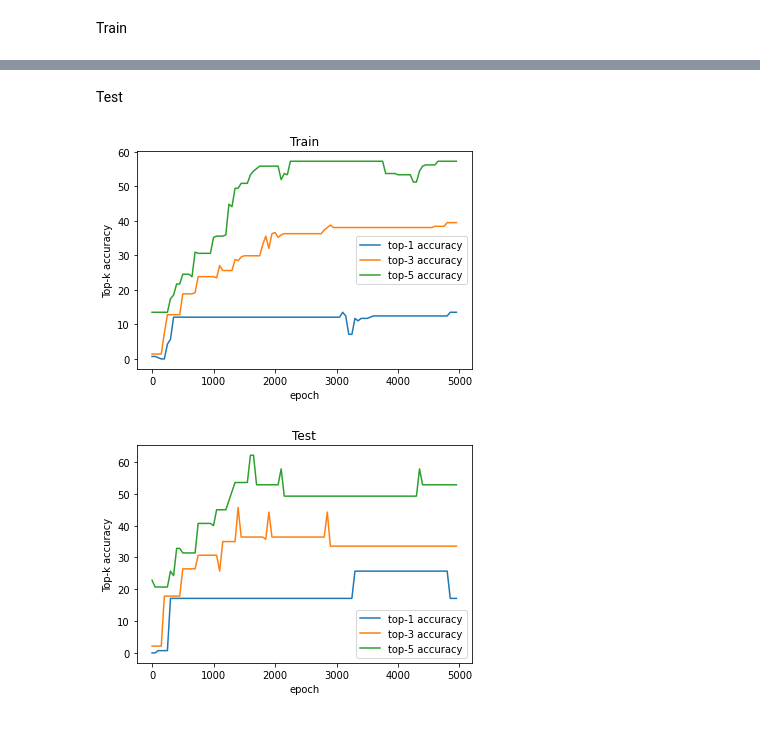
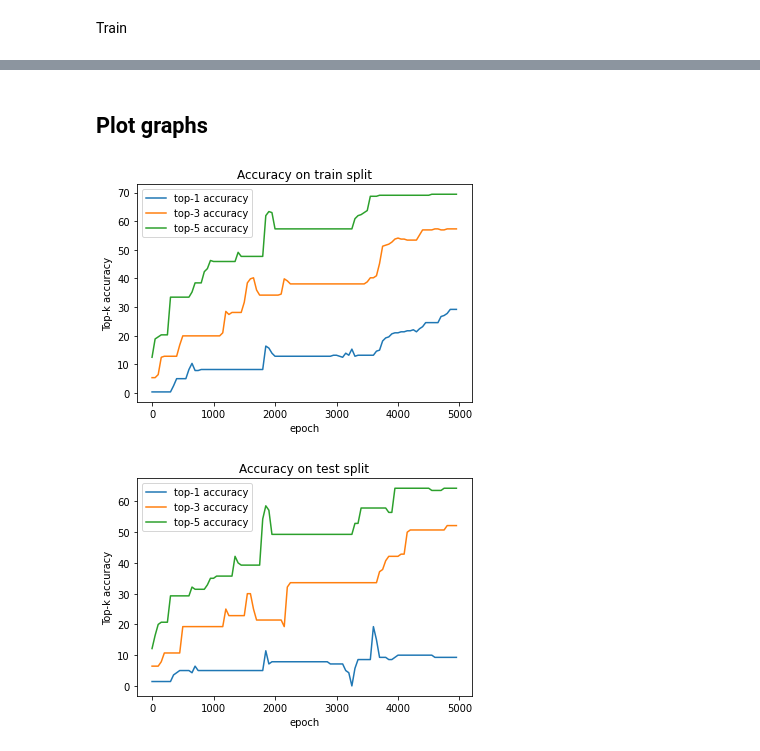
Before and after one commit to hojunroks/ETRI2022, a Jupyter notebook: LSTM.ipynb, the cells around one changed output, grey strips where cells are left out. Saved outputs shown, nothing was run; the diff lists cells and outputs as text; code cells hidden in the pictures.

```diff
--- a/LSTM.ipynb
+++ b/LSTM.ipynb
@@ -105,33 +129,41 @@ testX = torch.unsqueeze(testX,1)
 Model
 # %%
 class LSTM(nn.Module):
-    def __init__(self, num_classes, input_size, hidden_size, num_layers):
+    def __init__(self, num_classes, input_size, hidden_size, num_layers, bidirectional_flag):
         super(LSTM, self).__init__()
 
         self.num_classes = num_classes
         self.num_layers = num_layers
         self.input_size = input_size
         self.hidden_size = hidden_size
+        self.bidirectional_flag = bidirectional_flag
         #self.seq_length = seq_length
 
+        if self.bidirectional_flag == True:
+            self.D = 2
+        else:
+            self.D = 1
         self.lstm = nn.LSTM(input_size=input_size, hidden_size=hidden_size,
-                            num_layers=num_layers, batch_first=True, dropout=0.2)
+                            num_layers=num_layers, batch_first=True, bidirectional=bidirectional_flag, dropout=0.2)
 
-        self.fc = nn.Linear(hidden_size, num_classes)
+        self.fc = nn.Linear(hidden_size*self.D, num_classes)
 
 
     def forward(self, x):
         h_0 = Variable(torch.zeros(
-            self.num_layers, x.size(0), self.hidden_size))
+            self.D*self.num_layers, x.size(0), self.hidden_size))
         c_0 = Variable(torch.zeros(
-            self.num_layers, x.size(0), self.hidden_size))
+            self.D*self.num_layers, x.size(0), self.hidden_size))
 
         # Propagate input through LSTM
         ula, (h_out, _) = self.lstm(x, (h_0, c_0))
 #         h_out = h_out.view(-1, self.hidden_size)
-        ula = ula.view(-1, self.hidden_size)
+        if self.bidirectional_flag == True:
+            ula = ula.view(-1, self.hidden_size*2)
+        else:
+            ula = ula.view(-1, self.hidden_size)
+
         out = self.fc(ula)
-
         return out
 # %%
 from sklearn.metrics import f1_score, accuracy_score, jaccard_score
@@ -180,12 +212,12 @@ Train
 num_epochs = 5000
 learning_rate = 0.0001
 
-input_size = len(onehot_x[0])
+input_size = train_feat.shape[-1]
 hidden_size = 8
 num_layers = 2
-num_classes = len(onehot_x[0])
+num_classes = train_feat.shape[-1]
 
-lstm = LSTM(num_classes, input_size, hidden_size, num_layers)
+lstm = LSTM(num_classes, input_size, hidden_size, num_layers, bidirectional_flag=False)
 
 #classfication
 criterion = torch.nn.CrossEntropyLoss()
@@ -198,17 +230,16 @@ accu_test = []
 
 # Train the model
 for epoch in range(num_epochs):
-    outputs = lstm(trainX)
-
+    outputs = lstm(train_feat)
     optimizer.zero_grad()
-    loss = criterion(outputs, trainY_l)      #trainY one-hot index
+    loss = criterion(outputs, train_label)      #trainY one-hot index
     loss.backward()
 
     optimizer.step()
     if epoch % 50 == 0:
         print("Epoch: %d, loss: %1.5f" % (epoch, loss.item()))
-        accu_train.append(evaluate(lstm, trainX, trainY_l))
-        accu_test.append(evaluate(lstm, testX, testY_l))
+        accu_train.append(evaluate(lstm, train_feat, train_label))
+        accu_test.append(evaluate(lstm, test_feat, test_label))
         loss_.append(loss.item())
         epoch_.append(epoch)
 
@@ -239,5 +270,5 @@ Epoch: 4950, loss: 2.60785
-# %% [markdown]
-Test
+# %% [markdown]
+## Plot graphs
 # %%
 plt.plot(epoch_[1:],np.array(accu_train)[:,0], label='top-1 accuracy')
 plt.plot(epoch_[1:],np.array(accu_train)[:,1], label='top-3 accuracy')
@@ -245,18 +276,18 @@ plt.plot(epoch_[1:],np.array(accu_train)[:,2], label='top-5 accuracy')
 plt.xlabel('epoch')
 plt.ylabel('Top-k accuracy')
 plt.legend()
-plt.title('Train')
+plt.title('Accuracy on train split')
 plt.show()
 # %% [output]
-[figure, old version]
+[figure, new version]
 # %%
 plt.plot(epoch_[1:],np.array(accu_test)[:,0], label='top-1 accuracy')
 plt.plot(epoch_[1:],np.array(accu_test)[:,1], label='top-3 accuracy')
 plt.plot(epoch_[1:],np.array(accu_test)[:,2], label='top-5 accuracy')
 plt.xlabel('epoch')
 plt.ylabel('Top-k accuracy')
 plt.legend()
-plt.title('Test')
+plt.title('Accuracy on test split')
 plt.show()
 # %% [output]
-[figure, old version]
+[figure, new version]
```
Also changed, not shown: parts of 3 cells of this notebook.
